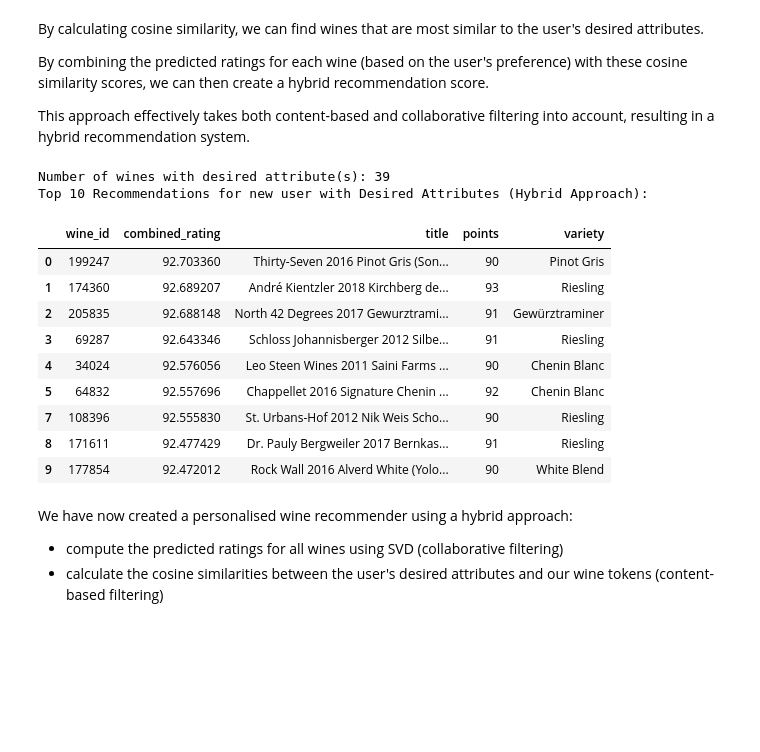
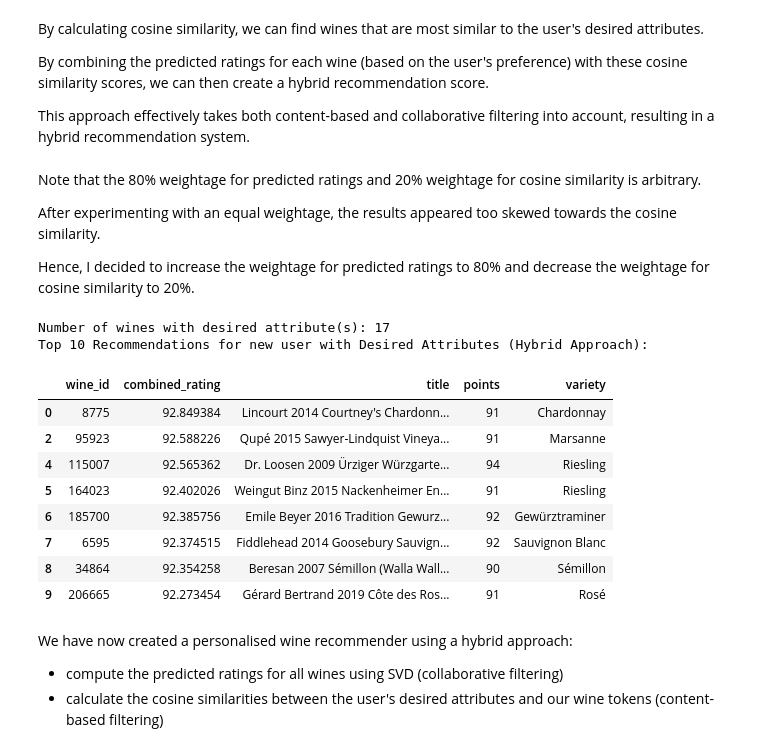
Before and after one commit to szeron/capstone, a Jupyter notebook: code/3_modeling.ipynb, the cells around one changed output. Cells and saved outputs as stored; diff of their text form; code cells hidden in the pictures; blank space fills up the shorter version.

```diff
--- a/code/3_modeling.ipynb
+++ b/code/3_modeling.ipynb
@@ -276,8 +282,13 @@ def get_precision_recall_at_k_range(model, data, k_range, threshold=91):
 
     return precision_k_values, recall_k_values
 
-k_range = range(1, 21)  # Vary the value of k from 1 to 20
-precision_values, recall_values = get_precision_recall_at_k_range(tuned_svd, data, k_range)
+# Create an instance of the SVD model with default parameters
+default_svd = SVD(random_state=42)
+
+k_range = range(1, 31)  # Vary the value of k from 1 to 30
+
+# Pass the default_svd model to the function instead of the tuned_svd model
+precision_values, recall_values = get_precision_recall_at_k_range(default_svd, data, k_range)
 
 # Plot the precision and recall values against the value of k
 plt.plot(k_range, precision_values, label="Precision@k")
@@ -340,7 +355,7 @@ print("Number of wines with desired attribute(s):", len(filtered_wines))
 # Generate predicted ratings for the new user for each filtered wine
 predicted_ratings = []
 for wine_id in filtered_wines['wine_id']:
-    predicted_rating = tuned_svd.predict(new_user_id, wine_id)
+    predicted_rating = default_svd.predict(new_user_id, wine_id)
     predicted_ratings.append((wine_id, predicted_rating.est))
 
 # Sort the wines based on the predicted ratings
@@ -444,7 +459,7 @@ def hybrid_recommendations(user_id, desired_attributes, n=10):
     # Get predicted ratings for all wines
     predicted_ratings = []
     for wine_id in df['wine_id']:
-        predicted_rating = tuned_svd.predict(user_id, wine_id)
+        predicted_rating = default_svd.predict(user_id, wine_id)
         predicted_ratings.append((wine_id, predicted_rating.est))
 
     # Calculate cosine similarity between desired_attributes and wine tokens
@@ -485,36 +500,41 @@ def hybrid_recommendations(user_id, desired_attributes, n=10):
     recommended_wines = recommended_wines.head(10)
 
     return recommended_wines
+# %% [markdown]
+Note that the 80% weightage for predicted ratings and 20% weightage for cosine similarity is arbitrary.
+
+After experimenting with an equal weightage, the results appeared too skewed towards the cosine similarity.
+
+Hence, I decided to increase the weightage for predicted ratings to 80% and decrease the weightage for cosine similarity to 20%.
 # %%
 # Define a new user
 new_user_id = df['user_id'].max() + 1
 
-desired_attributes = {'white', 'dry', 'floral'}
+desired_attributes = {'light', 'sweet', 'citrus'}
 
 # Sort wines by points in descending order
 df_sorted = df.sort_values('points', ascending=False)
 
 # Filter wines based on desired attributes
 filtered_wines = df_sorted[df_sorted['tokens'].apply(lambda tokens: all(attribute in tokens for attribute in desired_attributes))]
 
 # Get the recommendations
 recommended_wines = hybrid_recommendations(new_user_id, desired_attributes)
 print("Number of wines with desired attribute(s):", len(filtered_wines))
 print("Top 10 Recommendations for new user with Desired Attributes (Hybrid Approach):")
 recommended_wines
 # %% [output]
-Number of wines with desired attribute(s): 39
+Number of wines with desired attribute(s): 17
 Top 10 Recommendations for new user with Desired Attributes (Hybrid Approach):
 |  | wine_id | combined_rating | title | points | variety |
-| 0 | 199247 | 92.703360 | Thirty-Seven 2016 Pinot Gris (Son... | 90 | Pinot Gris |
-| 1 | 174360 | 92.689207 | André Kientzler 2018 Kirchberg de... | 93 | Riesling |
-| 2 | 205835 | 92.688148 | North 42 Degrees 2017 Gewurztrami... | 91 | Gewürztraminer |
-| 3 | 69287 | 92.643346 | Schloss Johannisberger 2012 Silbe... | 91 | Riesling |
-| 4 | 34024 | 92.576056 | Leo Steen Wines 2011 Saini Farms ... | 90 | Chenin Blanc |
-| 5 | 64832 | 92.557696 | Chappellet 2016 Signature Chenin ... | 92 | Chenin Blanc |
-| 7 | 108396 | 92.555830 | St. Urbans-Hof 2012 Nik Weis Scho... | 90 | Riesling |
-| 8 | 171611 | 92.477429 | Dr. Pauly Bergweiler 2017 Bernkas... | 91 | Riesling |
-| 9 | 177854 | 92.472012 | Rock Wall 2016 Alverd White (Yolo... | 90 | White Blend |
+| 0 | 8775 | 92.849384 | Lincourt 2014 Courtney's Chardonn... | 91 | Chardonnay |
+| 2 | 95923 | 92.588226 | Qupé 2015 Sawyer-Lindquist Vineya... | 91 | Marsanne |
+| 4 | 115007 | 92.565362 | Dr. Loosen 2009 Ürziger Würzgarte... | 94 | Riesling |
+| 5 | 164023 | 92.402026 | Weingut Binz 2015 Nackenheimer En... | 91 | Riesling |
+| 6 | 185700 | 92.385756 | Emile Beyer 2016 Tradition Gewurz... | 92 | Gewürztraminer |
+| 7 | 6595 | 92.374515 | Fiddlehead 2014 Goosebury Sauvign... | 92 | Sauvignon Blanc |
+| 8 | 34864 | 92.354258 | Beresan 2007 Sémillon (Walla Wall... | 90 | Sémillon |
+| 9 | 206665 | 92.273454 | Gérard Bertrand 2019 Côte des Ros... | 91 | Rosé |
 # %% [markdown]
 We have now created a personalised wine recommender using a hybrid approach:
 - compute the predicted ratings for all wines using SVD (collaborative filtering)
```
Also changed, not shown: parts of 13 cells of this notebook, 5 other files.
